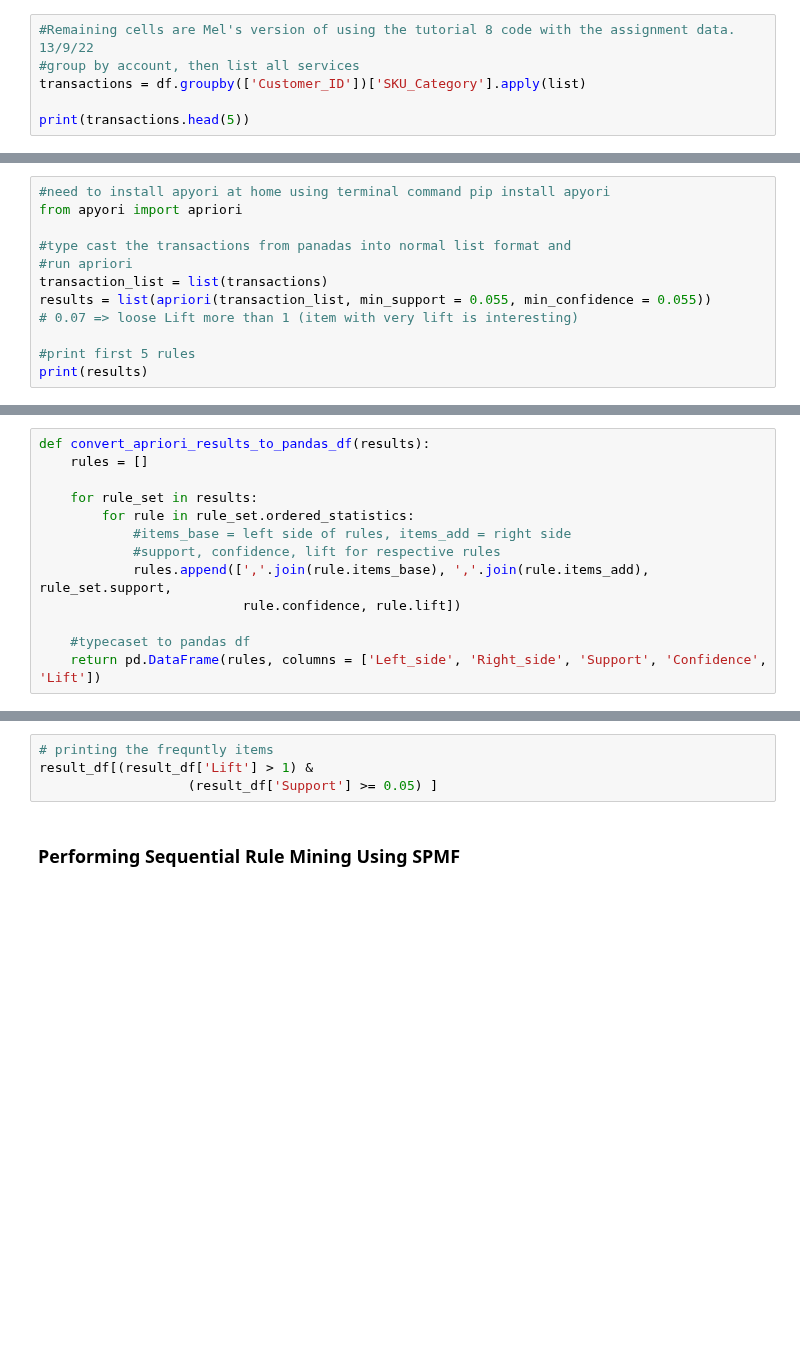
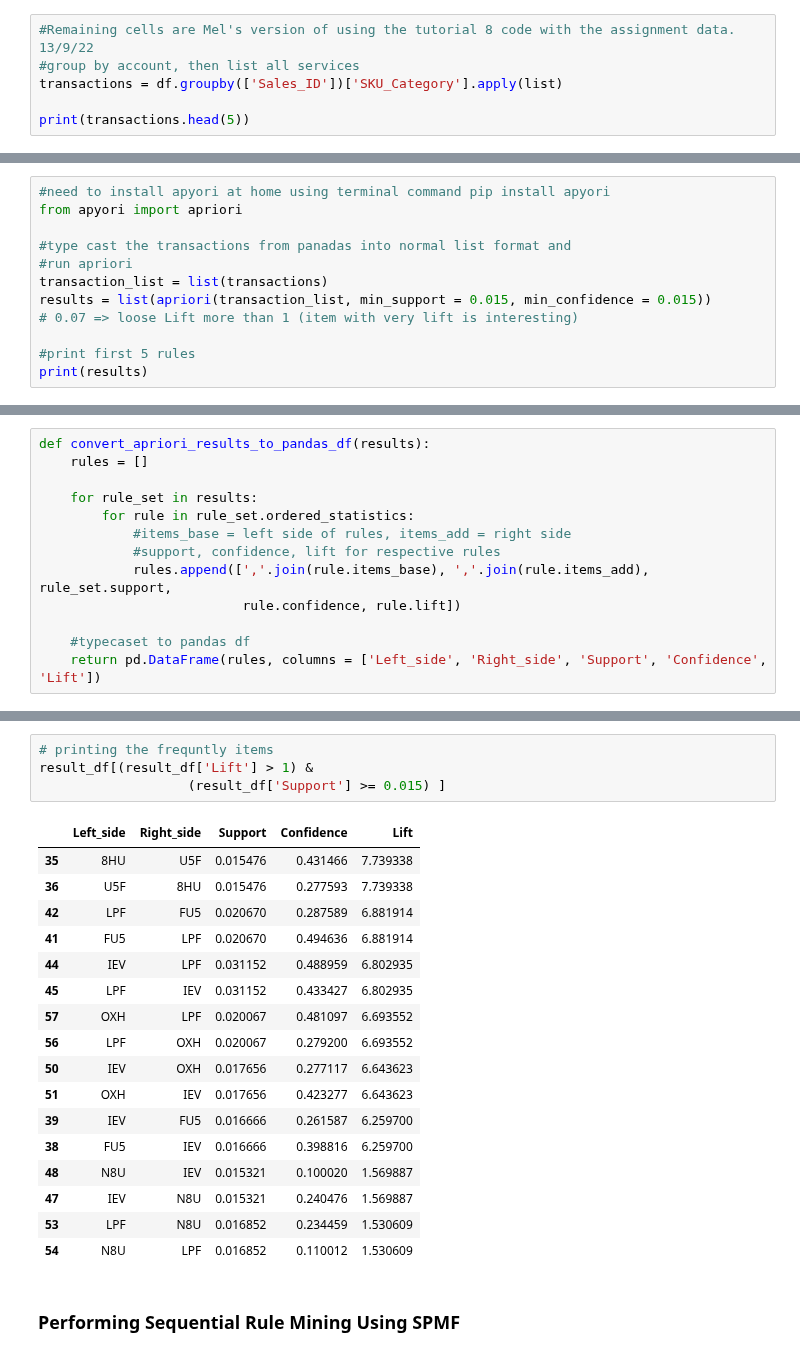
Before and after one commit to NhiNguyen2304/IFN509, a Jupyter notebook: Assignment2/Assignment2_ProjectA.ipynb, the cells around one changed output, grey strips where cells are left out. Drawn from its saved outputs; the diff is of its cells as text; blank space fills up the shorter version.

Commit message:
data frame group by Sales_ID

```diff
--- a/Assignment2/Assignment2_ProjectA.ipynb
+++ b/Assignment2/Assignment2_ProjectA.ipynb
@@ -42,6 +86,6 @@ print(df.info())
 # %%
 #Remaining cells are Mel's version of using the tutorial 8 code with the assignment data. 13/9/22
 #group by account, then list all services
-transactions = df.groupby(['Customer_ID'])['SKU_Category'].apply(list)
+transactions = df.groupby(['Sales_ID'])['SKU_Category'].apply(list)
 
 print(transactions.head(5))
@@ -52,7 +104,7 @@ from apyori import apriori
 #type cast the transactions from panadas into normal list format and
 #run apriori
 transaction_list = list(transactions)
-results = list(apriori(transaction_list, min_support = 0.055, min_confidence = 0.055))
+results = list(apriori(transaction_list, min_support = 0.015, min_confidence = 0.015))
 # 0.07 => loose Lift more than 1 (item with very lift is interesting)
 
 #print first 5 rules
@@ -92,7 +193,25 @@ print(result_df.head(5))
 # %%
 # printing the frequntly items
 result_df[(result_df['Lift'] > 1) &
-                   (result_df['Support'] >= 0.05) ]
+                   (result_df['Support'] >= 0.015) ]
+# %% [output]
+|  | Left_side | Right_side | Support | Confidence | Lift |
+| 35 | 8HU | U5F | 0.015476 | 0.431466 | 7.739338 |
+| 36 | U5F | 8HU | 0.015476 | 0.277593 | 7.739338 |
+| 42 | LPF | FU5 | 0.020670 | 0.287589 | 6.881914 |
+| 41 | FU5 | LPF | 0.020670 | 0.494636 | 6.881914 |
+| 44 | IEV | LPF | 0.031152 | 0.488959 | 6.802935 |
+| 45 | LPF | IEV | 0.031152 | 0.433427 | 6.802935 |
+| 57 | OXH | LPF | 0.020067 | 0.481097 | 6.693552 |
+| 56 | LPF | OXH | 0.020067 | 0.279200 | 6.693552 |
+| 50 | IEV | OXH | 0.017656 | 0.277117 | 6.643623 |
+| 51 | OXH | IEV | 0.017656 | 0.423277 | 6.643623 |
+| 39 | IEV | FU5 | 0.016666 | 0.261587 | 6.259700 |
+| 38 | FU5 | IEV | 0.016666 | 0.398816 | 6.259700 |
+| 48 | N8U | IEV | 0.015321 | 0.100020 | 1.569887 |
+| 47 | IEV | N8U | 0.015321 | 0.240476 | 1.569887 |
+| 53 | LPF | N8U | 0.016852 | 0.234459 | 1.530609 |
+| 54 | N8U | LPF | 0.016852 | 0.110012 | 1.530609 |
 # %% [markdown]
 ### Performing Sequential Rule Mining Using SPMF
 # %%
```
Also changed, not shown: parts of 14 cells of this notebook.
